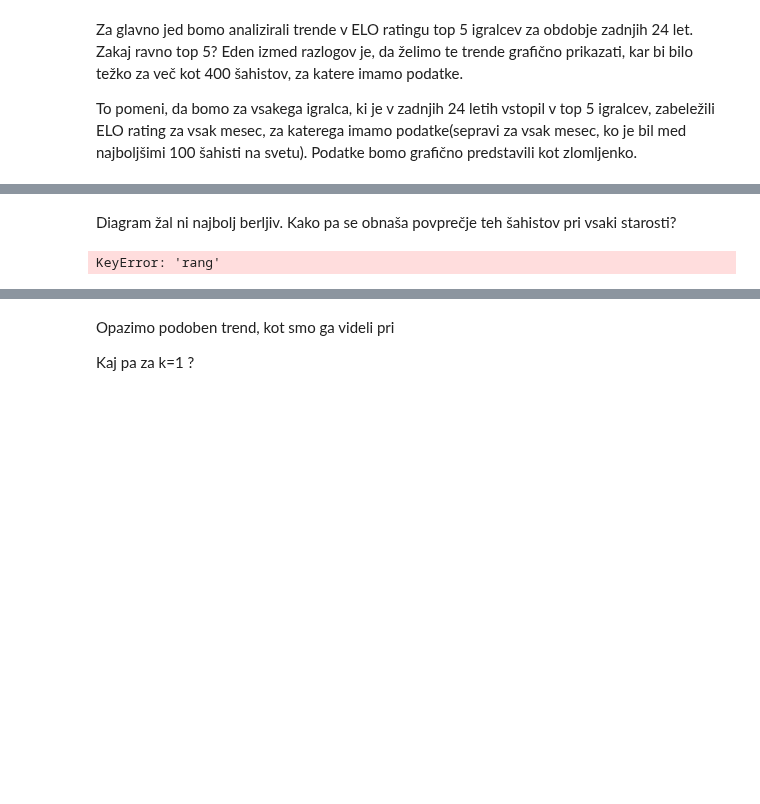
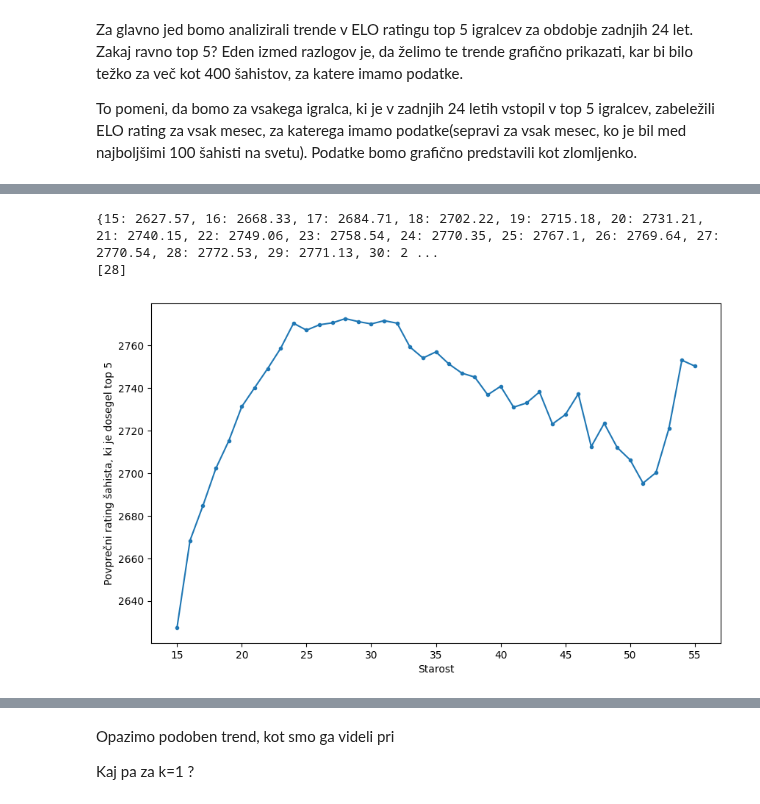
Before and after one commit to HugoTrebse/UVP-projektna-naloga, a Jupyter notebook: analiza_podatkov.ipynb, the cells around one changed output, grey strips where cells are left out. Cells and saved outputs as stored; diff of their text form; code cells hidden in the pictures; blank space fills up the shorter version.

Commit message:
Formatiranje povprečij za različne populacije sedaj deluje. Prav tako izločil podvojene podatke.

```diff
--- a/analiza_podatkov.ipynb
+++ b/analiza_podatkov.ipynb
@@ -5,5 +5,6 @@ from statistics import mean
 import matplotlib.pyplot as plot
 import funkcije
 
-starsevska_pot_plitka = os.getcwd()
-starsevska_pot_globoka = os.path.join(starsevska_pot_plitka, 'podatkovna_baza')
+pot_plitka = os.getcwd()
+pot_globoka =  os.path.join(pot_plitka, 'podatkovna_baza')
+pot_sahisti = os.path.join(pot_plitka, 'sahisti')
@@ -17,3 +35,35 @@ Zanima nas pri kateri starosti šahisti dosežejo svoj vrhunec. Postopek, da pri
 1. Ustvarili bomo kopijo seznama sahisti ter v to kopijo shranili podatke o tem pri kateri starosti šahist doseže svoj največji ELO rating; podobno bomo naredili tudi z podatkom pri kateri starosti šahist doseže svoj največji indeks na lestvici najboljših 100 šahistov. Ta podatka nista nujno enakovredna, zaradi rating inflationa ([relevanten wikipedia snippet](https://en.wikipedia.org/wiki/Elo_rating_system#Mathematical_details)).
 2. Statistično analizirali to - verjetno z preprosto aritmetično sredino.
 3. Grafični prikaz podatkov.
+# %%
+#Napišimo program, ki zbere vse šahiste, ki so bili v top k-mestih; ter naloži njihove podake v slovar
+def podatki_top_nekaj(k):
+    podatki_sahistov_v_top_nekaj = {}
+    sahisti = pd.read_csv(pot_sahisti, index_col= 'Ime')
+    for ime, vrstica in sahisti.iterrows():
+        if ime == 'Leto rojstva\'' or ime == 'Leto rojstva':
+            pass
+        else:
+            podatki = pd.read_csv(funkcije.ime_v_pot(ime))
+            for indeks, vrstica2 in podatki.iterrows():
+                if vrstica2.iloc[3] <= 5:
+                    podatki_sahistov_v_top_nekaj[(ime, int(vrstica['Leto rojstva']))] = podatki
+    return podatki_sahistov_v_top_nekaj
+
+#Vidimo, da je v zadnjih 24 letih 30 različnih šahistov zavzelo mesta med najboljšimi petimi. Zanimivo se je
+
+#Narišimo sedaj še diagram
+#Najprej naložimo podatke vsakega izmed šahistov:
+
+
+#Sedaj podatke grafično predstavimo
+
+# plot.figure(figsize=(10,6))
+
+for kljucni_nabor, podatki in podatki_top_nekaj(5).items():
+    #Seznam podatkov o datumih nadomestimo z seznamom podatkov starosti posameznega šahista
+    podatki_starost = [round(funkcije.datum_v_float(datum) - kljucni_nabor[1],2) for datum in podatki['datum']]
+    plot.plot(podatki_starost, podatki['rating'], label = kljucni_nabor[0])
+plot.title('Rating v odvisnosti od starosti za šahiste med top 5 preteklih 24 let')
+plot.legend(loc =  'upper left', bbox_to_anchor=(1,1))
+plot.show()
@@ -24,10 +78,10 @@ Zanima nas pri kateri starosti šahisti dosežejo svoj vrhunec. Postopek, da pri
 stevec_drzav = {}
 sahisti_elo = []
 
-for filename in os.listdir(starsevska_pot_globoka):
+for filename in os.listdir(p.pot_globoka):
     ime_sahista = filename.replace('_', ' ')
     trenutni_maksimum = [('01-2000', 0)]
-    datotecna_pot = os.path.join(starsevska_pot_globoka, filename)
+    datotecna_pot = os.path.join(p.pot_globoka, filename)
     podatki = pd.read_csv(datotecna_pot, index_col = 'datum', sep = ',')
     for datum, vrstica in podatki.iterrows():
         rating = int(vrstica['rating'])
@@ -47,7 +101,7 @@ print(sahisti_elo)
 print(stevec_drzav)
 
 #Sedaj bomo v seznam slovarjev sahisti_elo za vsakega šahista dodali še starost, pri kateri je dosegel maksimalni rating, če je teh več pa več starosti.
-sahisti_csv_format = pd.read_csv(os.path.join(starsevska_pot_plitka, 'sahisti'), sep=',')
+sahisti_csv_format = pd.read_csv(os.path.join(p.pot_plitka, 'sahisti'), sep=',')
 
 for sahist in sahisti_elo:
     ime_sahista = sahist['Ime']
@@ -159,5 +182,3 @@ KeyError: 'rank'
-# %% [markdown]
-Diagram žal ni najbolj berljiv. Kako pa se obnaša povprečje teh šahistov pri vsaki starosti?
 # %%
 #Ker nimamo podatkov o ratingu vsakeka izmed šahistov v podatki_top_nekaj(5) za vsako starost, bodisi ker starosti še niso dosegli, ker pri določeni starosti niso bili med najboljšimi 100 šahisti,
 #bodisi ker so to starost dosegli pred letom 2000, bomo do podatkov o povprečju prišli na naslednji način.
@@ -165,40 +186,42 @@ povprecni_elo_pri_starosti_top_5 = {i: [] for i in range(15, 56)}
 sahisti_v_top_5 = podatki_top_nekaj(5)
 counter = 0
 for sahist, leto_rojstva in sahisti_v_top_5:
-    sahistov_record = pd.read_csv(os.path.join(starsevska_pot_globoka, sahist.replace(' ', '_')), index_col = 'datum')
+    sahistov_record = pd.read_csv(funkcije.ime_v_pot(sahist), index_col = 'datum')
     for datum, vrstica in sahistov_record.iterrows():
         leto = int(datum[3::])
         if leto - leto_rojstva >= 15 and leto - leto_rojstva <= 55:
             povprecni_elo_pri_starosti_top_5[leto - leto_rojstva].append(vrstica['rating'])
 
 povprecje_2 = {i: [] for i in range(15, 56)}
 for starost in povprecni_elo_pri_starosti_top_5:
     vsota = sum(povprecni_elo_pri_starosti_top_5[starost])
     dolzina = len(povprecni_elo_pri_starosti_top_5[starost])
     povprecje_2[starost] = round(vsota / dolzina, 2)
 
 print(povprecje_2)
 
 velikostni_ekstrem = []
 najvisji = max(list(povprecje_2.values()))
 for starost, rating_pri_starosti in povprecje_2.items():
     if rating_pri_starosti == najvisji:
         velikostni_ekstrem.append(starost)
 
 print(velikostni_ekstrem)
 
 
 pandas_thing = pd.Series(povprecje_2)
 
 plot.figure(figsize=(10,6))
 
 pandas_thing.plot(kind = 'line', marker = '.')
 
 plot.xlabel('Starost')
 plot.ylabel('Povprečni rating šahista, ki je dosegel top 5')
 plot.show()
 # %% [output]
-KeyError: 'rang'
+{15: 2627.57, 16: 2668.33, 17: 2684.71, 18: 2702.22, 19: 2715.18, 20: 2731.21, 21: 2740.15, 22: 2749.06, 23: 2758.54, 24: 2770.35, 25: 2767.1, 26: 2769.64, 27: 2770.54, 28: 2772.53, 29: 2771.13, 30: 2 ...
+[28]
+[figure, added]
 # %%
 #Ker nimamo podatkov o ratingu vsakeka izmed šahistov v podatki_top_nekaj(5) za vsako starost, bodisi ker starosti še niso dosegli, ker pri določeni starosti niso bili med najboljšimi 100 šahisti,
 #bodisi ker so to starost dosegli pred letom 2000, bomo do podatkov o povprečju prišli na naslednji način.
```
Also changed, not shown: parts of 9 cells of this notebook, 4 other files.
